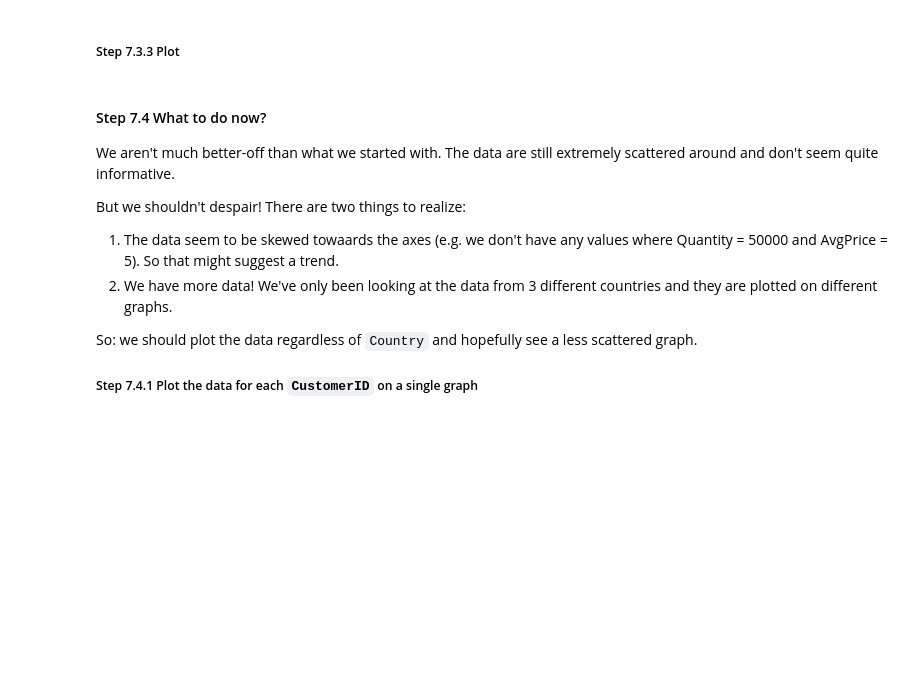
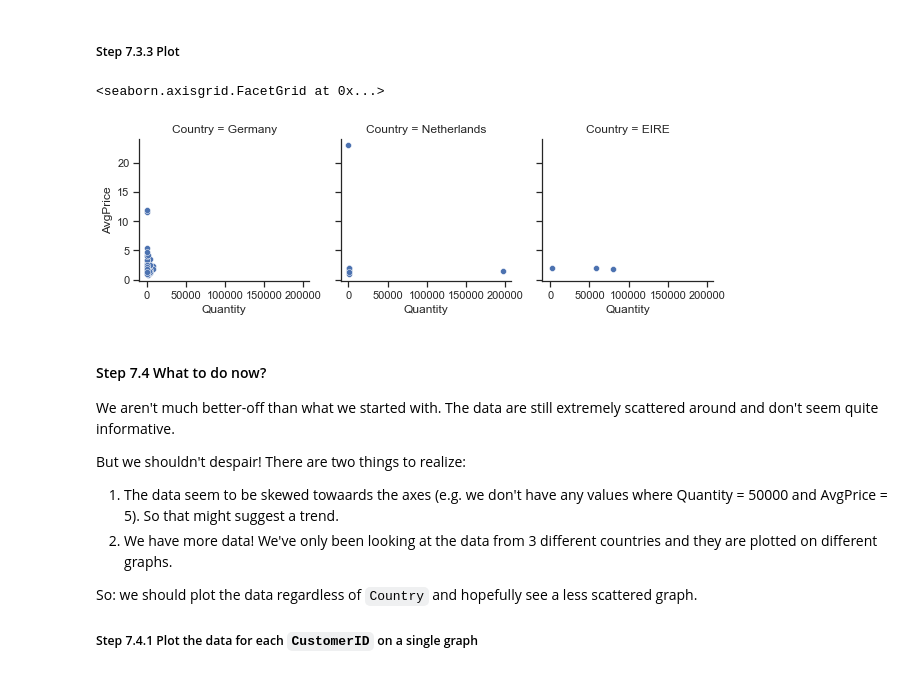
Before and after one commit to rajas2211/pandas_exercises, a Jupyter notebook: 07_Visualization/Online_Retail/Exercises.ipynb, the cells around one changed output. Cells and saved outputs as stored; diff of their text form; code cells hidden in the pictures; blank space fills up the shorter version.

```diff
--- a/07_Visualization/Online_Retail/Exercises.ipynb
+++ b/07_Visualization/Online_Retail/Exercises.ipynb
@@ -110,3 +148,6 @@ We need to unpack that.
 #### Step 7.3 Modify, select and plot data
 ##### Step 7.3.1 Add a column to online_rt called `Revenue` calculate the revenue (Quantity * UnitPrice) from each sale.
 We will use this later to figure out an average price per customer.
+# %%
+online_rt['Revenue'] = online_rt['Quantity'] * online_rt['UnitPrice']
+online_rt.head()
@@ -113,2 +161,6 @@ We will use this later to figure out an average price per customer.
 # %% [markdown]
 ##### Step 7.3.2 Group by `CustomerID` and `Country` and find out the average price (`AvgPrice`) each customer spends per unit.
+# %%
+customers = online_rt.groupby(['CustomerID', 'Country']).sum()
+customers['AvgPrice'] = customers['Revenue'] / customers['Quantity']
+customers.head()
@@ -115,5 +175,14 @@ We will use this later to figure out an average price per customer.
 # %% [markdown]
 ##### Step 7.3.3 Plot
+# %%
+customers['Country'] = customers.index.get_level_values(1)
+countries = list(online_rt.groupby('Country').sum().sort_values(by='Quantity', ascending=False)[1:4].index)
+customers = customers[customers['Country'].isin(countries)]
+g = sns.FacetGrid(customers, col='Country')
+g.map(sns.scatterplot, 'Quantity', 'AvgPrice')
+# %% [output]
+<seaborn.axisgrid.FacetGrid at 0x...>
+[figure, added]
 # %% [markdown]
 #### Step 7.4 What to do now?
 We aren't much better-off than what we started with. The data are still extremely scattered around and don't seem quite informative.
```
Also changed, not shown: parts of 12 cells of this notebook, 17 other files.
